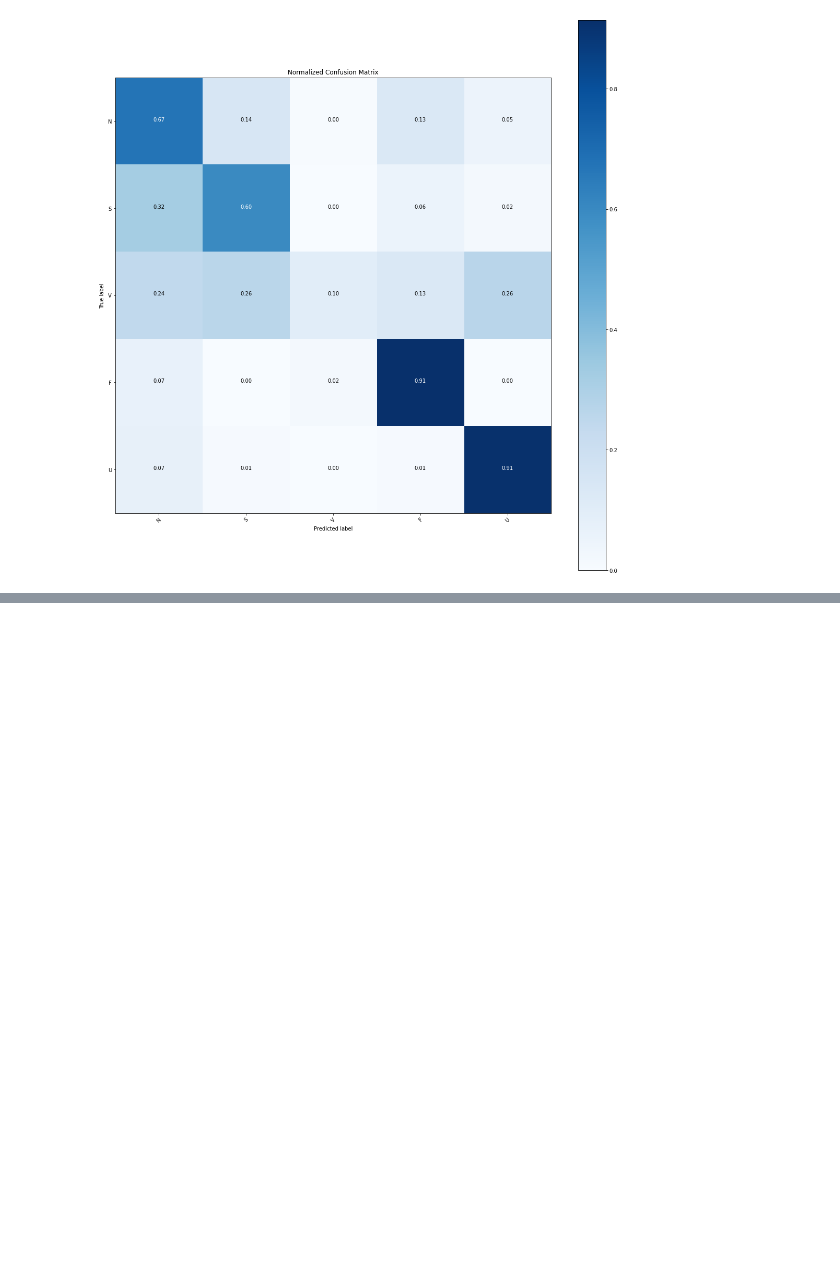
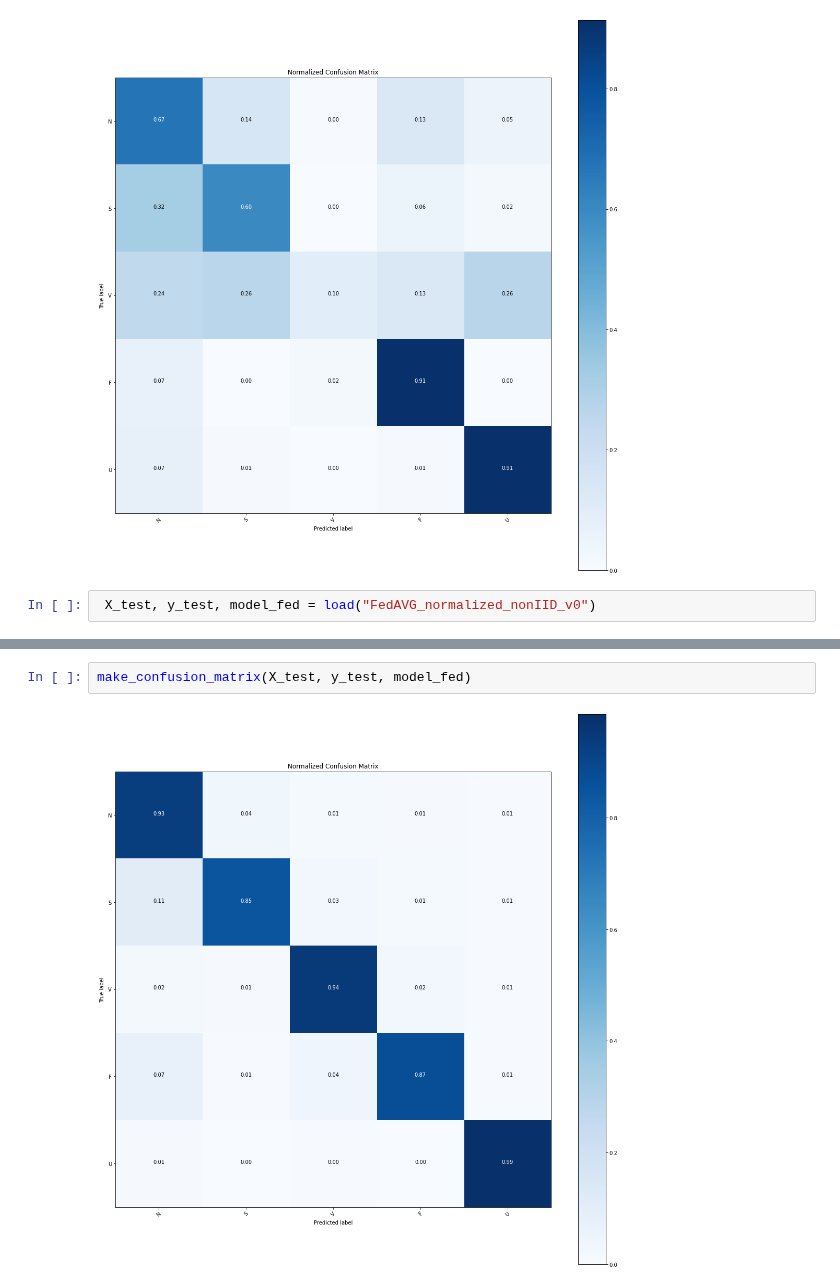
Before and after one commit to dilawarm/federated, a Jupyter notebook: notebooks/ModelAnalysis.ipynb, the cells around one changed output, grey strips where cells are left out. Cells and saved outputs as stored; diff of their text form; blank space fills up the shorter version.

```diff
--- a/notebooks/ModelAnalysis.ipynb
+++ b/notebooks/ModelAnalysis.ipynb
@@ -98,3 +98,5 @@ Accuracy: 65.04202485084534%, Loss: 1.0060189962387085
 make_confusion_matrix(X_test, y_test, model_fed)
 # %% [output]
 [figure]
+# %%
+ X_test, y_test, model_fed = load("FedAVG_normalized_nonIID_v0")
@@ -100,0 +107,4 @@ make_confusion_matrix(X_test, y_test, model_fed)
+# %%
+make_confusion_matrix(X_test, y_test, model_fed)
+# %% [output]
+[figure, added]
```
Also changed, not shown: parts of 1 cell of this notebook, 1 other file.
